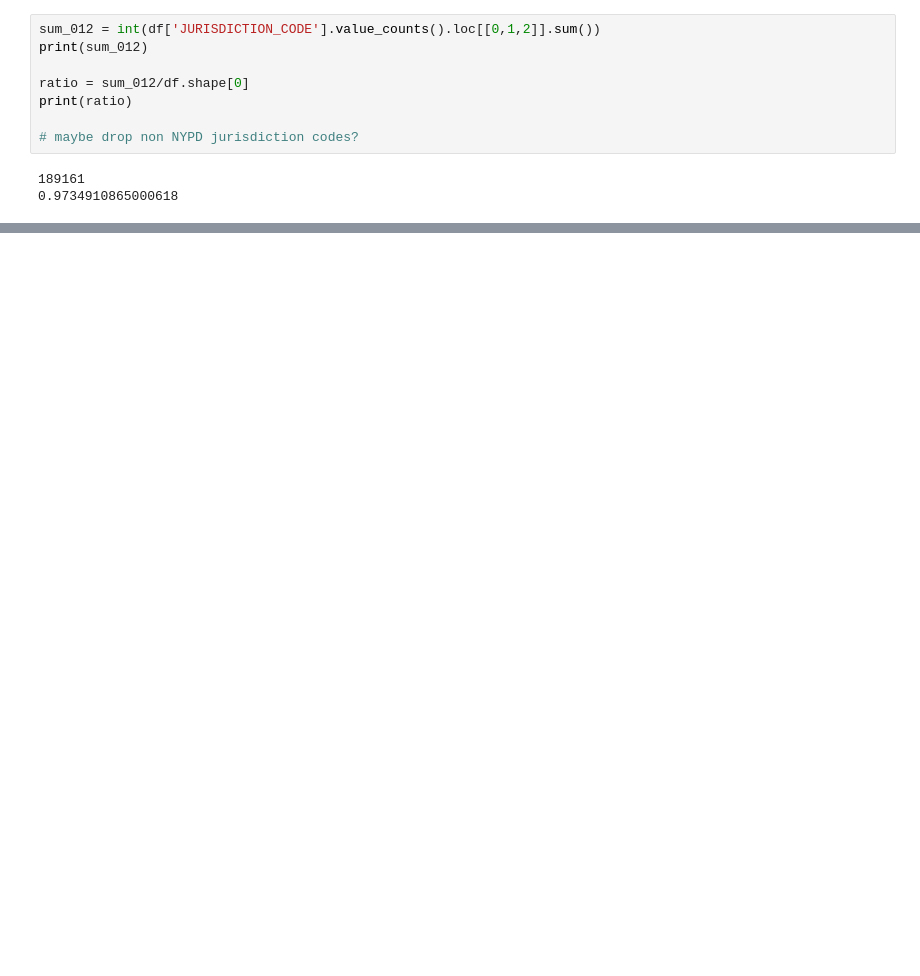
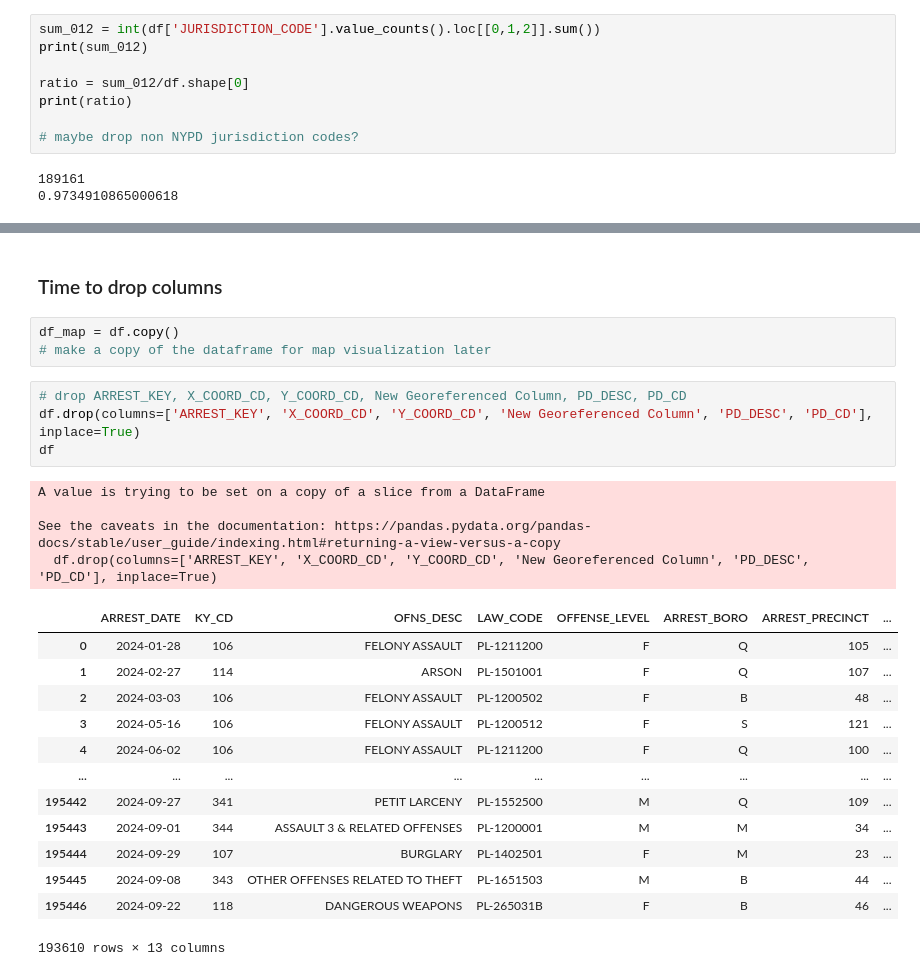
Before and after one commit to annahauk/CS513, a Jupyter notebook: annaEDA.ipynb, the cells around one changed output, grey strips where cells are left out. Cells and saved outputs as stored; diff of their text form; blank space fills up the shorter version.

```diff
--- a/annaEDA.ipynb
+++ b/annaEDA.ipynb
@@ -172,0 +373,27 @@ Error:
+# %% [markdown]
+### Time to drop columns
+# %%
+df_map = df.copy()
+# make a copy of the dataframe for map visualization later
+# %%
+# drop ARREST_KEY, X_COORD_CD, Y_COORD_CD, New Georeferenced Column, PD_DESC, PD_CD
+df.drop(columns=['ARREST_KEY', 'X_COORD_CD', 'Y_COORD_CD', 'New Georeferenced Column', 'PD_DESC', 'PD_CD'], inplace=True)
+df
+# %% [output]
+A value is trying to be set on a copy of a slice from a DataFrame
+
+See the caveats in the documentation: https://pandas.pydata.org/pandas-docs/stable/user_guide/indexing.html#returning-a-view-versus-a-copy
+  df.drop(columns=['ARREST_KEY', 'X_COORD_CD', 'Y_COORD_CD', 'New Georeferenced Column', 'PD_DESC', 'PD_CD'], inplace=True)
+|  | ARREST_DATE | KY_CD | OFNS_DESC | LAW_CODE | OFFENSE_LEVEL | ARREST_BORO | ARREST_PRECINCT | ... |
+| 0 | 2024-01-28 | 106 | FELONY ASSAULT | PL-1211200 | F | Q | 105 | ... |
+| 1 | 2024-02-27 | 114 | ARSON | PL-1501001 | F | Q | 107 | ... |
+| 2 | 2024-03-03 | 106 | FELONY ASSAULT | PL-1200502 | F | B | 48 | ... |
+| 3 | 2024-05-16 | 106 | FELONY ASSAULT | PL-1200512 | F | S | 121 | ... |
+| 4 | 2024-06-02 | 106 | FELONY ASSAULT | PL-1211200 | F | Q | 100 | ... |
+| ... | ... | ... | ... | ... | ... | ... | ... | ... |
+| 195442 | 2024-09-27 | 341 | PETIT LARCENY | PL-1552500 | M | Q | 109 | ... |
+| 195443 | 2024-09-01 | 344 | ASSAULT 3 & RELATED OFFENSES | PL-1200001 | M | M | 34 | ... |
+| 195444 | 2024-09-29 | 107 | BURGLARY | PL-1402501 | F | M | 23 | ... |
+| 195445 | 2024-09-08 | 343 | OTHER OFFENSES RELATED TO THEFT | PL-1651503 | M | B | 44 | ... |
+| 195446 | 2024-09-22 | 118 | DANGEROUS WEAPONS | PL-265031B | F | B | 46 | ... |
+193610 rows × 13 columns
```
Also changed, not shown: parts of 29 cells of this notebook.
